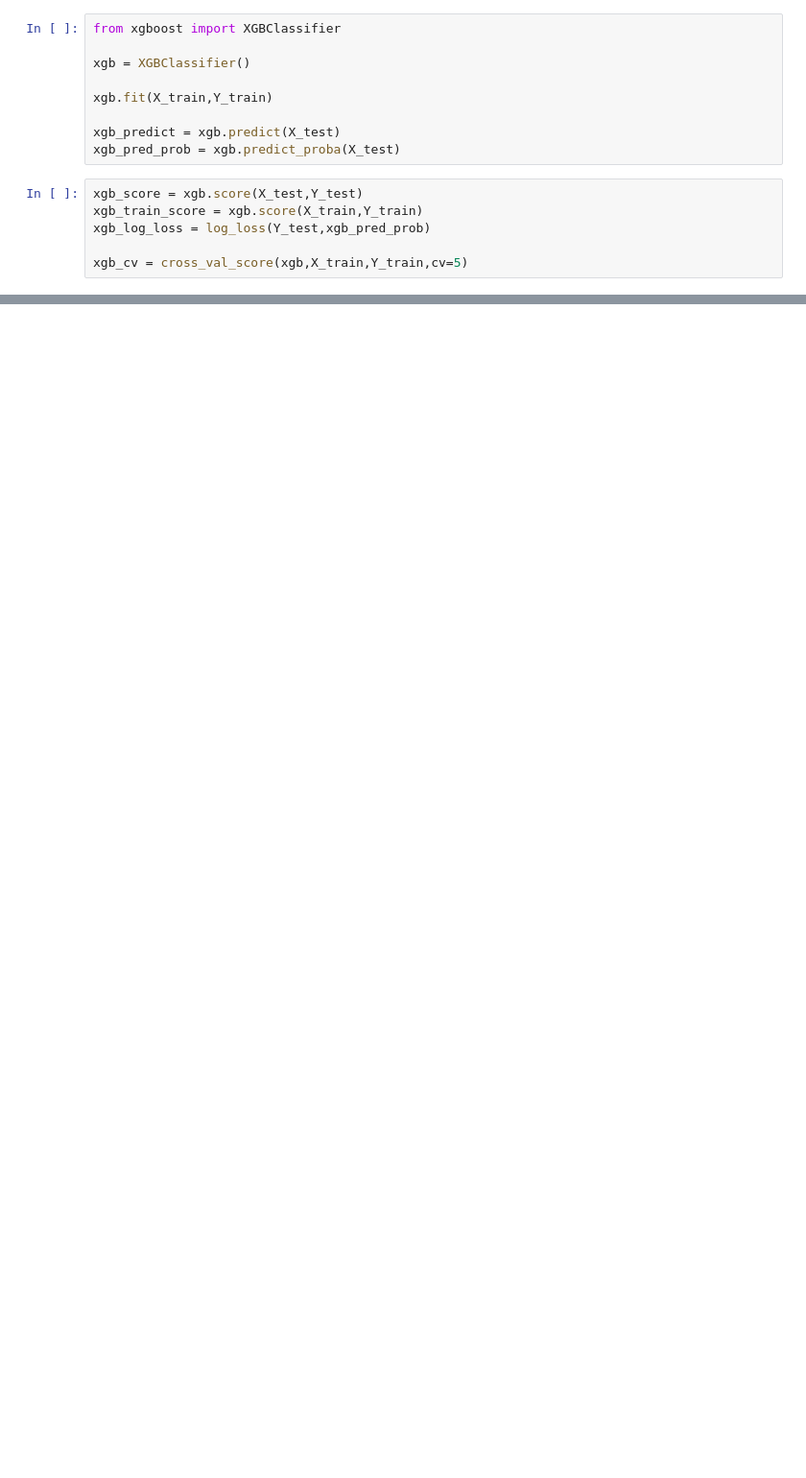
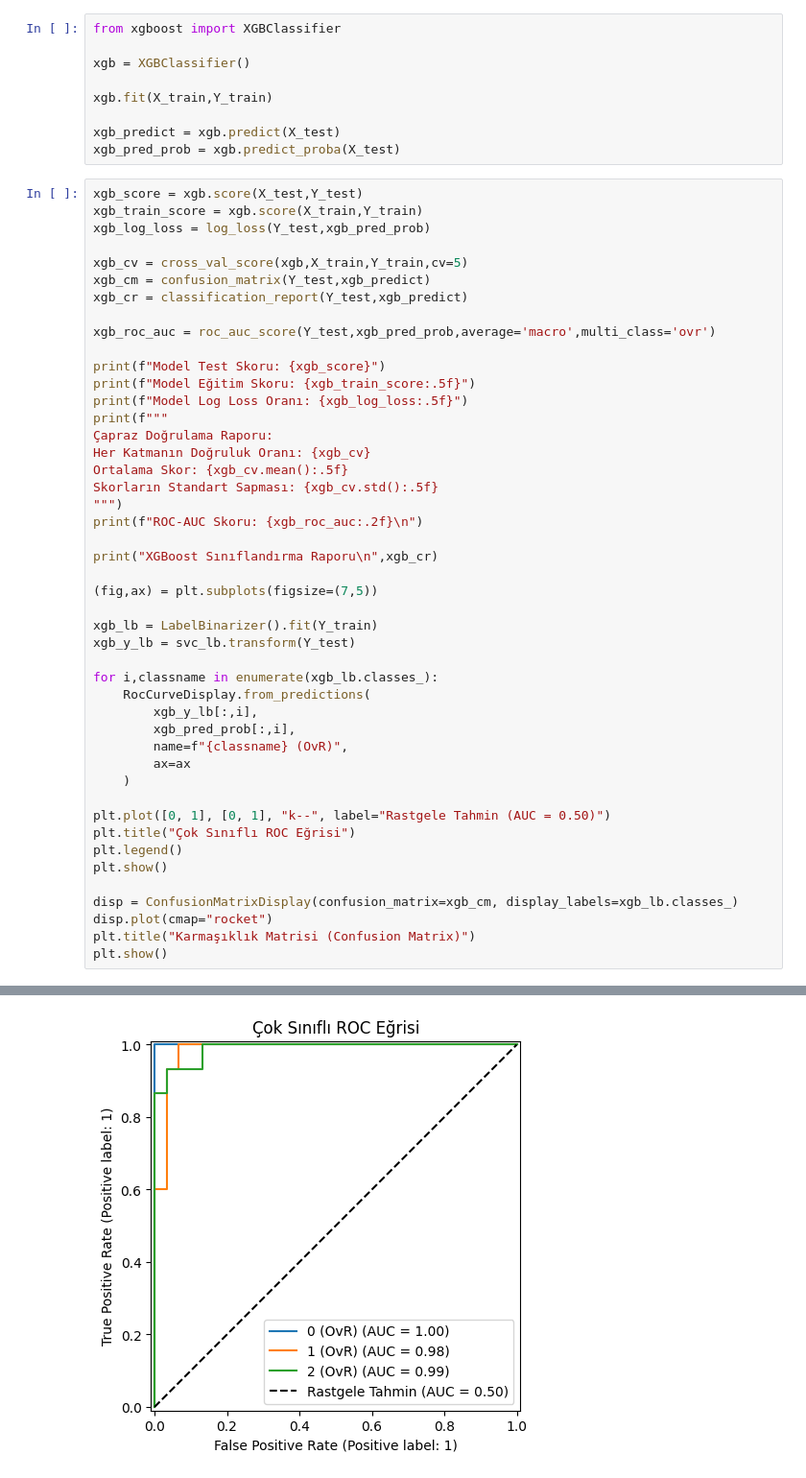
Before and after one commit to Ayberk-Aktan/Analyze_of_iris_datasets, a Jupyter notebook: ml_models.ipynb, the cells around one changed output, grey strips where cells are left out. Shown at 96% size. Drawn from its saved outputs; the diff is of its cells as text; blank space fills up the shorter version.

Commit message:
XGBoost model ending analyze of error metrics.

```diff
--- a/ml_models.ipynb
+++ b/ml_models.ipynb
@@ -559,4 +559,44 @@ xgb_train_score = xgb.score(X_train,Y_train)
 xgb_log_loss = log_loss(Y_test,xgb_pred_prob)
 
 xgb_cv = cross_val_score(xgb,X_train,Y_train,cv=5)
+xgb_cm = confusion_matrix(Y_test,xgb_predict)
+xgb_cr = classification_report(Y_test,xgb_predict)
+
+xgb_roc_auc = roc_auc_score(Y_test,xgb_pred_prob,average='macro',multi_class='ovr')
+
+print(f"Model Test Skoru: {xgb_score}")
+print(f"Model Eğitim Skoru: {xgb_train_score:.5f}")
+print(f"Model Log Loss Oranı: {xgb_log_loss:.5f}")
+print(f"""
+Çapraz Doğrulama Raporu:
+Her Katmanın Doğruluk Oranı: {xgb_cv}
+Ortalama Skor: {xgb_cv.mean():.5f}
+Skorların Standart Sapması: {xgb_cv.std():.5f}
+""")
+print(f"ROC-AUC Skoru: {xgb_roc_auc:.2f}\n")
+
+print("XGBoost Sınıflandırma Raporu\n",xgb_cr)
+
+(fig,ax) = plt.subplots(figsize=(7,5))
+
+xgb_lb = LabelBinarizer().fit(Y_train)
+xgb_y_lb = svc_lb.transform(Y_test)
+
+for i,classname in enumerate(xgb_lb.classes_):
+    RocCurveDisplay.from_predictions(
+        xgb_y_lb[:,i],
+        xgb_pred_prob[:,i],
+        name=f"{classname} (OvR)",
+        ax=ax
+    )
+
+plt.plot([0, 1], [0, 1], "k--", label="Rastgele Tahmin (AUC = 0.50)")
+plt.title("Çok Sınıflı ROC Eğrisi")
+plt.legend()
+plt.show()
+
+disp = ConfusionMatrixDisplay(confusion_matrix=xgb_cm, display_labels=xgb_lb.classes_)
+disp.plot(cmap="rocket")
+plt.title("Karmaşıklık Matrisi (Confusion Matrix)")
+plt.show()
 # %% [output]
@@ -563,0 +620 @@ np.float64(0.04259177099999599)
+[figure, added]
```
Also changed, not shown: parts of 3 cells of this notebook.
